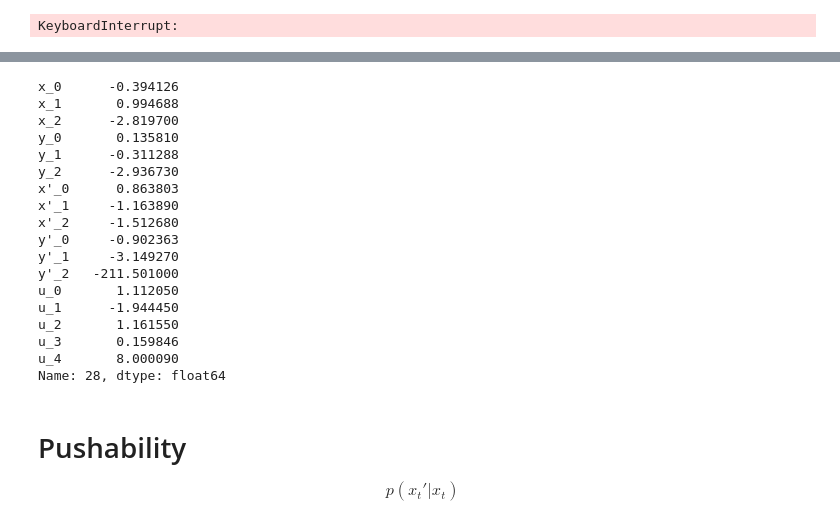
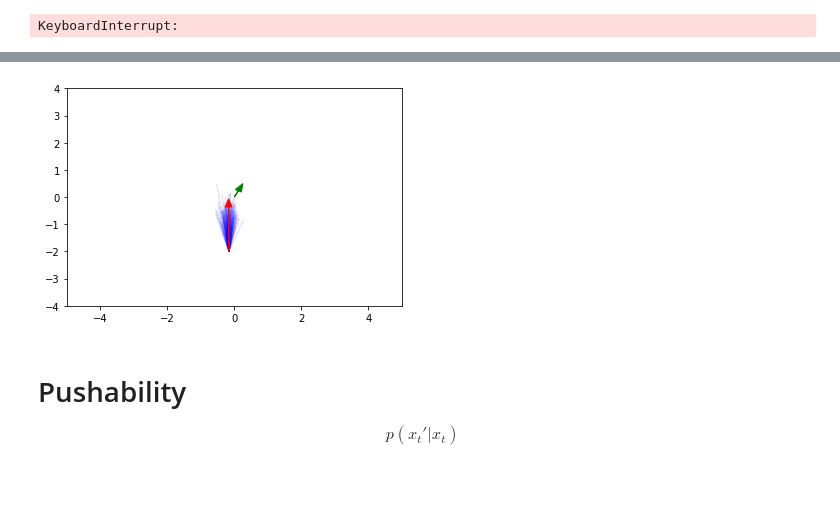
Before and after one commit to JoshuaHaustein/oracle_server, a Jupyter notebook: oracle_real.ipynb, the cells around one changed output, grey strips where cells are left out. Drawn from its saved outputs; the diff is of its cells as text; code cells hidden in the pictures; blank space fills up the shorter version.

```diff
--- a/oracle_real.ipynb
+++ b/oracle_real.ipynb
@@ -215,13 +222,4 @@ def multivariate_gaussian_likelihood(µ, L, y):
             k * np.log(2 * np.pi)
         )
     return nll / n
-
-mean_loss_fn = torch.nn.MSELoss()
-mean_optim = torch.optim.Adam(mean_model.parameters(), weight_decay=1e-4)
-var_loss_fn = gaussian_likelihood()
-var_optim = torch.optim.Adam(var_model.parameters(), weight_decay=1e-4)
-
-time_str = datetime.datetime.now().strftime('%H:%M')
-logger_train = SummaryWriter('runs/resid-2-hidden-256-wd-1e-4-time-{}-relative-train'.format(time_str))
-logger_valid = SummaryWriter('runs/resid-2-hidden-256-wd-1e-4-time-{}-relative-valid'.format(time_str))
 # %%
@@ -339,21 +307,0 @@ array([[1.1121, -1.9445, 1.1616, 0.1598, 8.0001]])
-# %%
-dataset_.loc[28]
-# %% [output]
-x_0      -0.394126
-x_1       0.994688
-x_2      -2.819700
-y_0       0.135810
-y_1      -0.311288
-y_2      -2.936730
-x'_0      0.863803
-x'_1     -1.163890
-x'_2     -1.512680
-y'_0     -0.902363
-y'_1     -3.149270
-y'_2   -211.501000
-u_0       1.112050
-u_1      -1.944450
-u_2       1.161550
-u_3       0.159846
-u_4       8.000090
-Name: 28, dtype: float64
@@ -360,3 +331,36 @@ Name: 28, dtype: float64
+# %%
+best_models[2]['norm'] = oracle_norm.state_dict()
+best_models[2]['norm_inv'] = oracle_norminv.state_dict()
+best_models[2]['n_hidden_units'] = 256
+best_models[2]['n_residual_units'] = 2
+best_models[2]['n_features_in'] = oracle_x_size
+best_models[2]['n_features_out'] = oracle_y_size
+with open('saved_models/oracle_models.pkl', 'wb') as f:
+    pickle.dump(best_models[2], f)
+# %%
+mean_model.load_state_dict(best_models[2]['mean_model'])
+std_model.load_state_dict(best_models[2]['var_model'])
+mean_model.eval()
+std_model.eval()
+#rows = dataset.sample(n=1)
+#row = rows.iloc[0]
+#orig = dataset_.loc[row.name]
+x = row[in_keys].values.astype(np.float32)
+y = row[out_keys].values.astype(np.float32)
+X = Variable(torch.from_numpy(x.reshape(1, -1)).cuda())
+Y = Variable(torch.from_numpy(y.reshape(1, -1)).cuda())
+plt.xlim(-5, 5)
+plt.ylim(-4, 4)
+µ = mean_model(oracle_norm(X))
+σ = std_model(oracle_norm(X))
+for _ in range(128):
+    y_pred = oracle_norminv(µ + σ * Variable(torch.randn(σ.size()).cuda())).cpu().data.numpy().flatten()
+    plt.arrow(row[0], row[1], y_pred[0], y_pred[1], color='blue', alpha=0.1)
+plt.arrow(row[0], row[1], row[9], row[10], head_width=0.2, color='r')
+plt.arrow(0, 0, row[6], row[7], head_width=0.2, color='g')
+plt.show()
+# %% [output]
+[figure, added]
 # %%
 #with open('oracle-3-units-256-hidden-mean.pkl', 'wb') as f:
 #    pickle.dump(mean_model.state_dict(), f)
```
Also changed, not shown: parts of 34 cells of this notebook, 10 other files.
